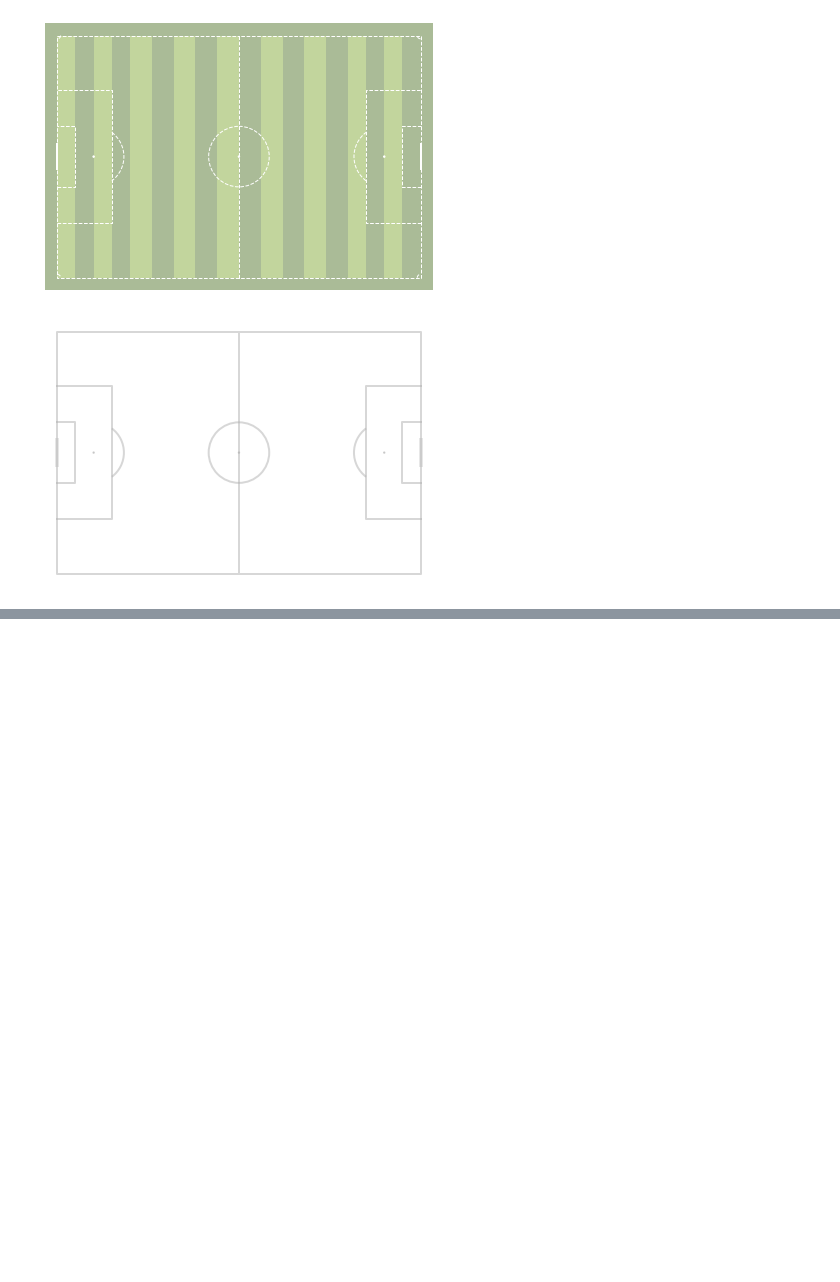
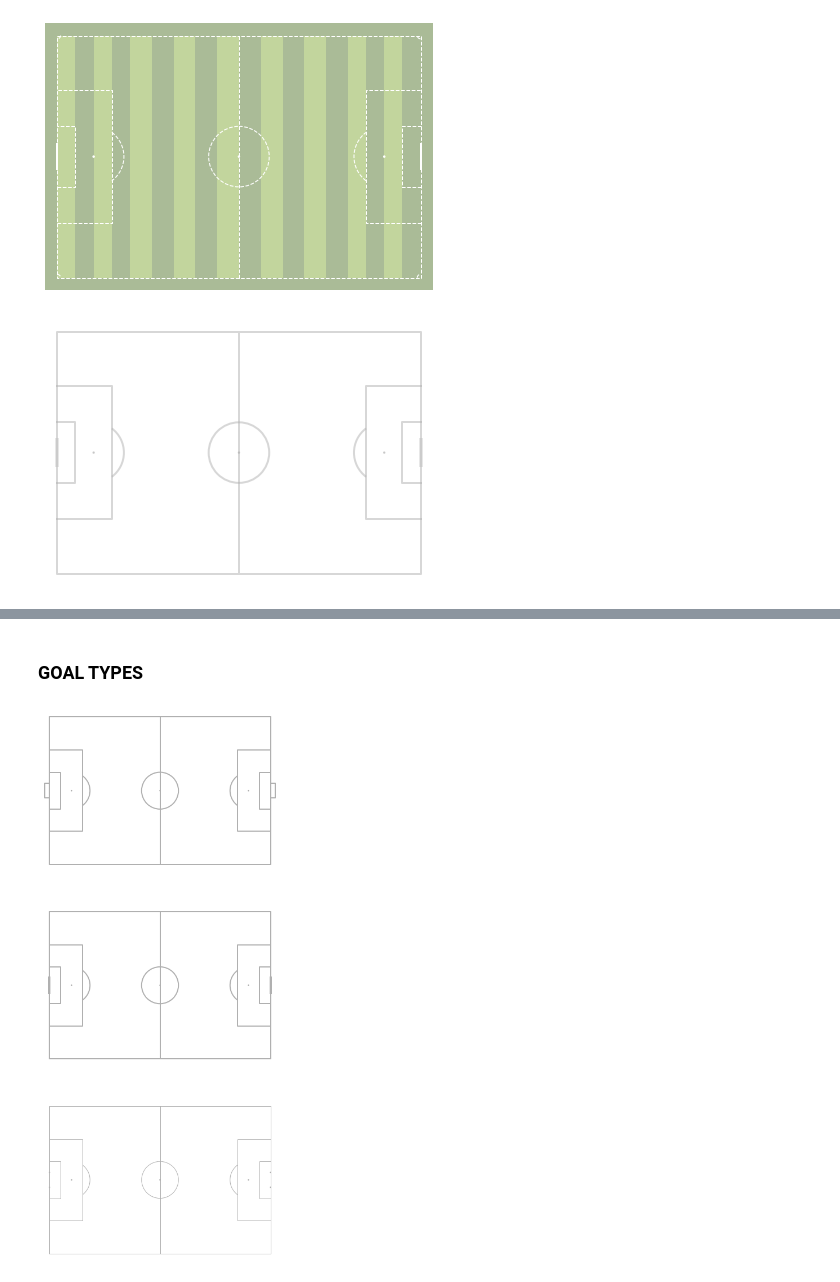
Before and after one commit to eugene-maina72/Football_Analytics, a Jupyter notebook: Football_Pitch.ipynb, the cells around one changed output, grey strips where cells are left out. Drawn from its saved outputs; the diff is of its cells as text; code cells hidden in the pictures; blank space fills up the shorter version.

```diff
--- a/Football_Pitch.ipynb
+++ b/Football_Pitch.ipynb
@@ -84,0 +109,12 @@ fig, ax = pitch.draw()
+# %% [markdown]
+### GOAL TYPES
+# %%
+fig, axs = plt.subplots(nrows=3, figsize=(10, 18))
+pitch = Pitch(goal_type='box', goal_alpha=1)
+pitch.draw(ax=axs[0])
+pitch = Pitch(goal_type='line',)
+pitch.draw(ax=axs[1])
+pitch = Pitch(goal_type='circle', linewidth=1)
+pitch.draw(ax=axs[2])
+# %% [output]
+[figure, added]
```
Also changed, not shown: parts of 11 cells of this notebook.
